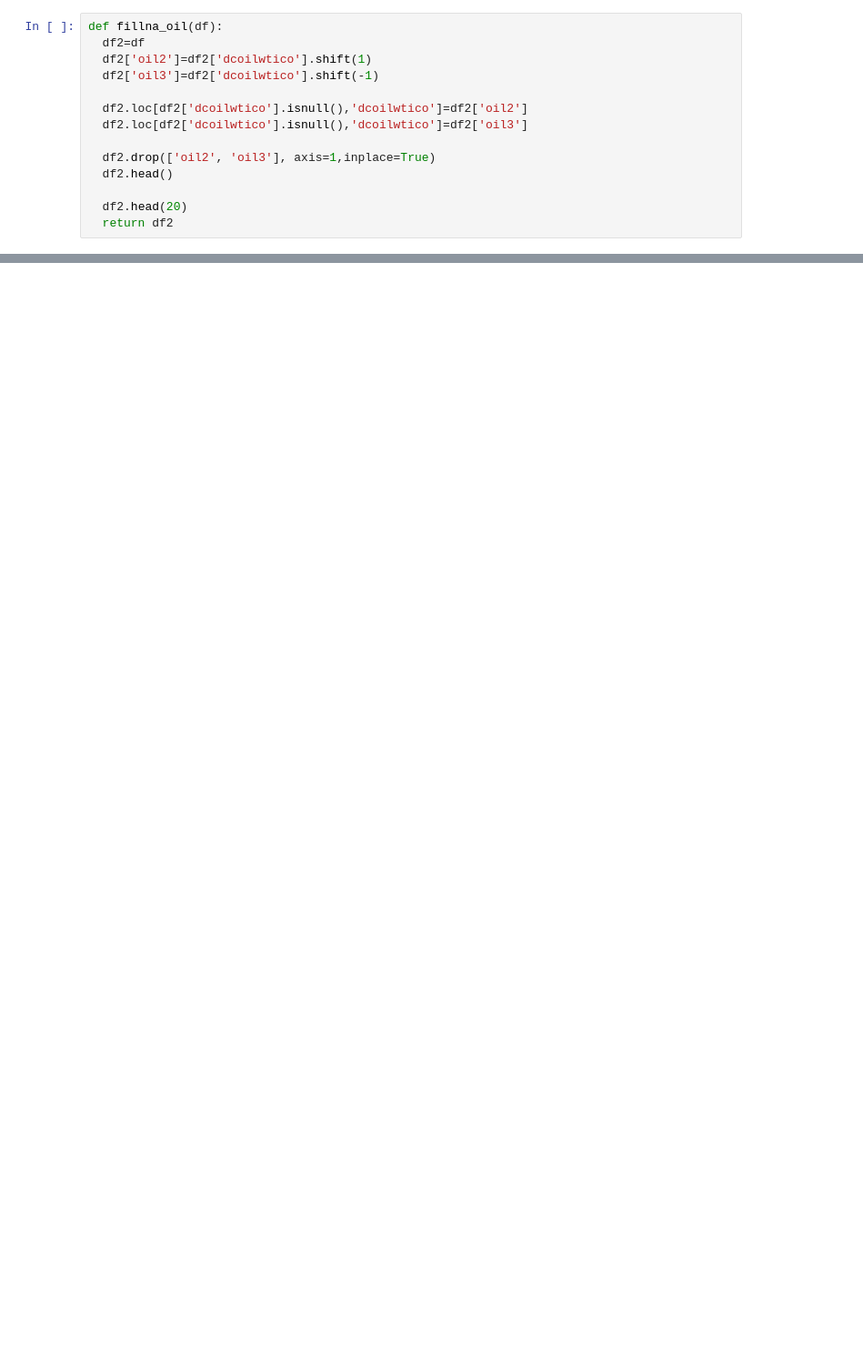
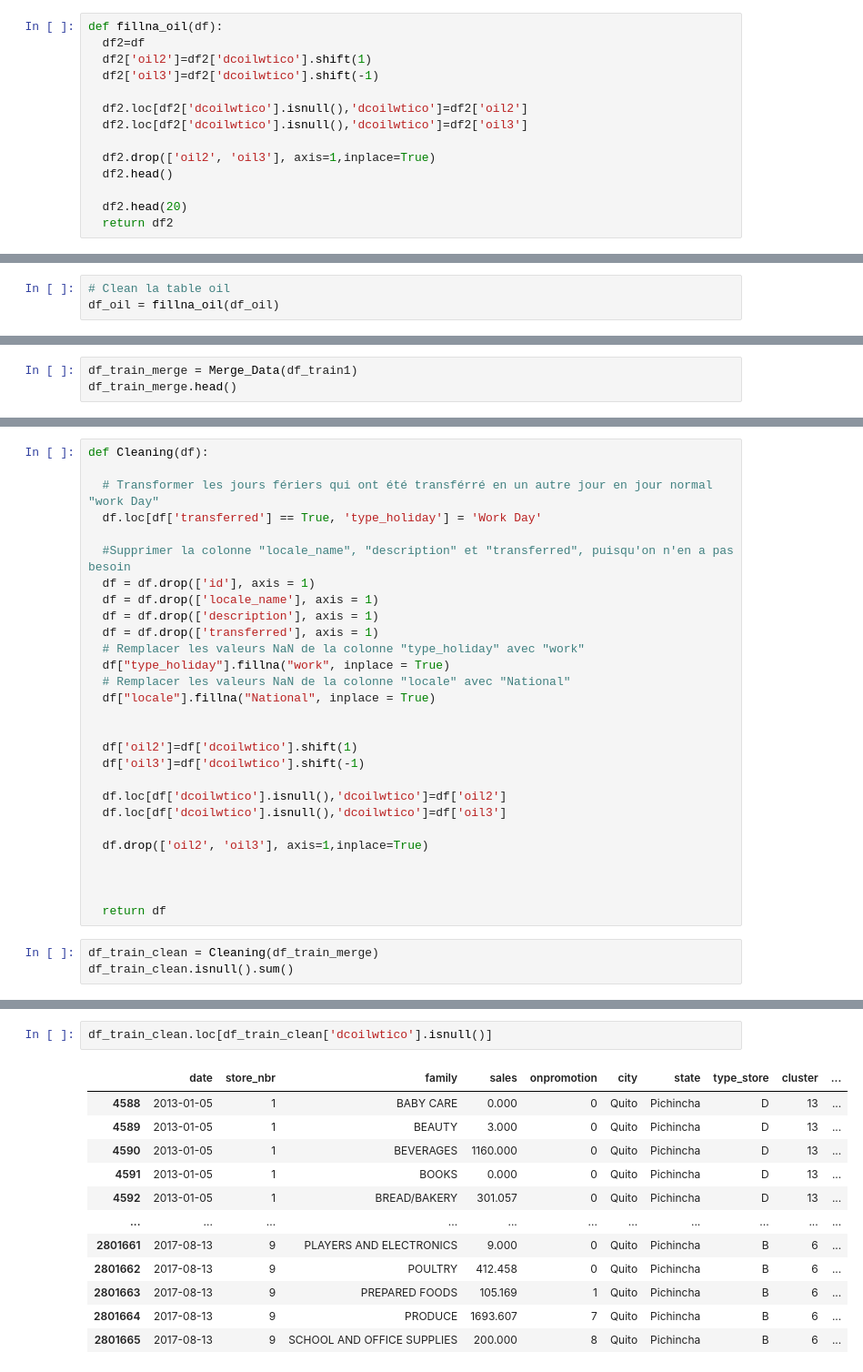
Before and after one commit to Pyroxene889/Store-Sales, a Jupyter notebook: sales.ipynb, the cells around one changed output, grey strips where cells are left out. Shown at 91% size. Saved outputs shown, nothing was run; the diff lists cells and outputs as text; blank space fills up the shorter version.

Commit message:
Data Collecting+ Data Cleaning

```diff
--- a/sales.ipynb
+++ b/sales.ipynb
@@ -228,0 +106,3 @@ df2 = fillna_oil(df)
+# %%
+# Clean la table oil
+df_oil = fillna_oil(df_oil)
@@ -228,0 +147,3 @@ df2 = fillna_oil(df)
+# %%
+df_train_merge = Merge_Data(df_train1)
+df_train_merge.head()
@@ -228,0 +193,31 @@ df2 = fillna_oil(df)
+# %%
+def Cleaning(df):
+
+  # Transformer les jours fériers qui ont été transférré en un autre jour en jour normal "work Day"
+  df.loc[df['transferred'] == True, 'type_holiday'] = 'Work Day'
+
+  #Supprimer la colonne "locale_name", "description" et "transferred", puisqu'on n'en a pas besoin
+  df = df.drop(['id'], axis = 1)
+  df = df.drop(['locale_name'], axis = 1)
+  df = df.drop(['description'], axis = 1)
+  df = df.drop(['transferred'], axis = 1)
+  # Remplacer les valeurs NaN de la colonne "type_holiday" avec "work"
+  df["type_holiday"].fillna("work", inplace = True)
+  # Remplacer les valeurs NaN de la colonne "locale" avec "National"
+  df["locale"].fillna("National", inplace = True)
+
+
+  df['oil2']=df['dcoilwtico'].shift(1)
+  df['oil3']=df['dcoilwtico'].shift(-1)
+
+  df.loc[df['dcoilwtico'].isnull(),'dcoilwtico']=df['oil2']
+  df.loc[df['dcoilwtico'].isnull(),'dcoilwtico']=df['oil3']
+
+  df.drop(['oil2', 'oil3'], axis=1,inplace=True)
+
+
+
+  return df
+# %%
+df_train_clean = Cleaning(df_train_merge)
+df_train_clean.isnull().sum()
@@ -228,0 +239,15 @@ df2 = fillna_oil(df)
+# %%
+df_train_clean.loc[df_train_clean['dcoilwtico'].isnull()]
+# %% [output]
+|  | date | store_nbr | family | sales | onpromotion | city | state | type_store | cluster | ... |
+| 4588 | 2013-01-05 | 1 | BABY CARE | 0.000 | 0 | Quito | Pichincha | D | 13 | ... |
+| 4589 | 2013-01-05 | 1 | BEAUTY | 3.000 | 0 | Quito | Pichincha | D | 13 | ... |
+| 4590 | 2013-01-05 | 1 | BEVERAGES | 1160.000 | 0 | Quito | Pichincha | D | 13 | ... |
+| 4591 | 2013-01-05 | 1 | BOOKS | 0.000 | 0 | Quito | Pichincha | D | 13 | ... |
+| 4592 | 2013-01-05 | 1 | BREAD/BAKERY | 301.057 | 0 | Quito | Pichincha | D | 13 | ... |
+| ... | ... | ... | ... | ... | ... | ... | ... | ... | ... | ... |
+| 2801661 | 2017-08-13 | 9 | PLAYERS AND ELECTRONICS | 9.000 | 0 | Quito | Pichincha | B | 6 | ... |
+| 2801662 | 2017-08-13 | 9 | POULTRY | 412.458 | 0 | Quito | Pichincha | B | 6 | ... |
+| 2801663 | 2017-08-13 | 9 | PREPARED FOODS | 105.169 | 1 | Quito | Pichincha | B | 6 | ... |
+| 2801664 | 2017-08-13 | 9 | PRODUCE | 1693.607 | 7 | Quito | Pichincha | B | 6 | ... |
+| 2801665 | 2017-08-13 | 9 | SCHOOL AND OFFICE SUPPLIES | 200.000 | 8 | Quito | Pichincha | B | 6 | ... |
```
Also changed, not shown: parts of 35 cells of this notebook.
